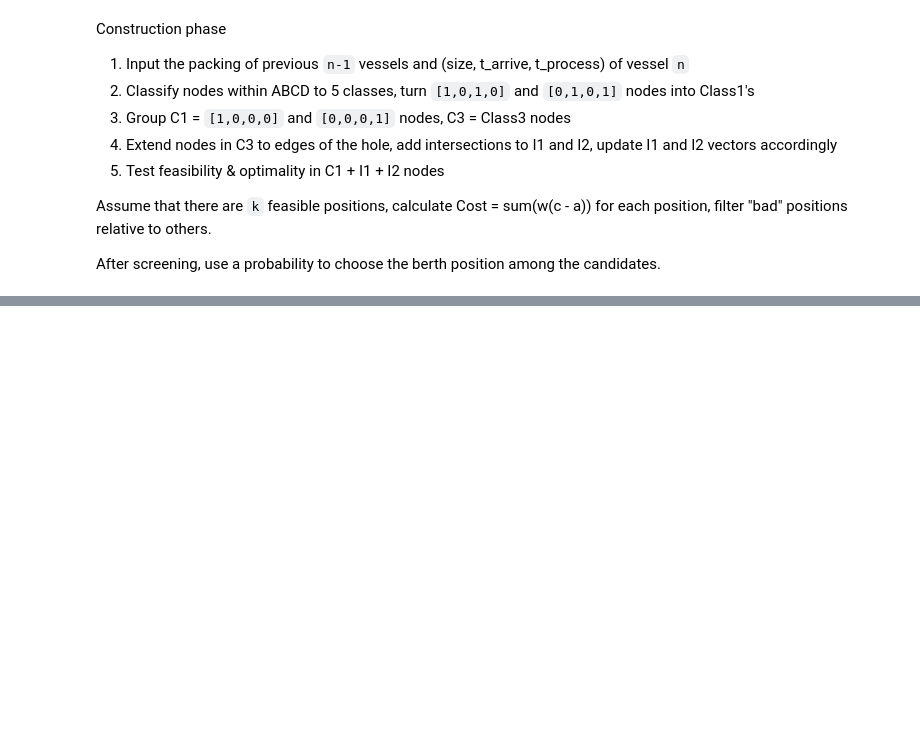
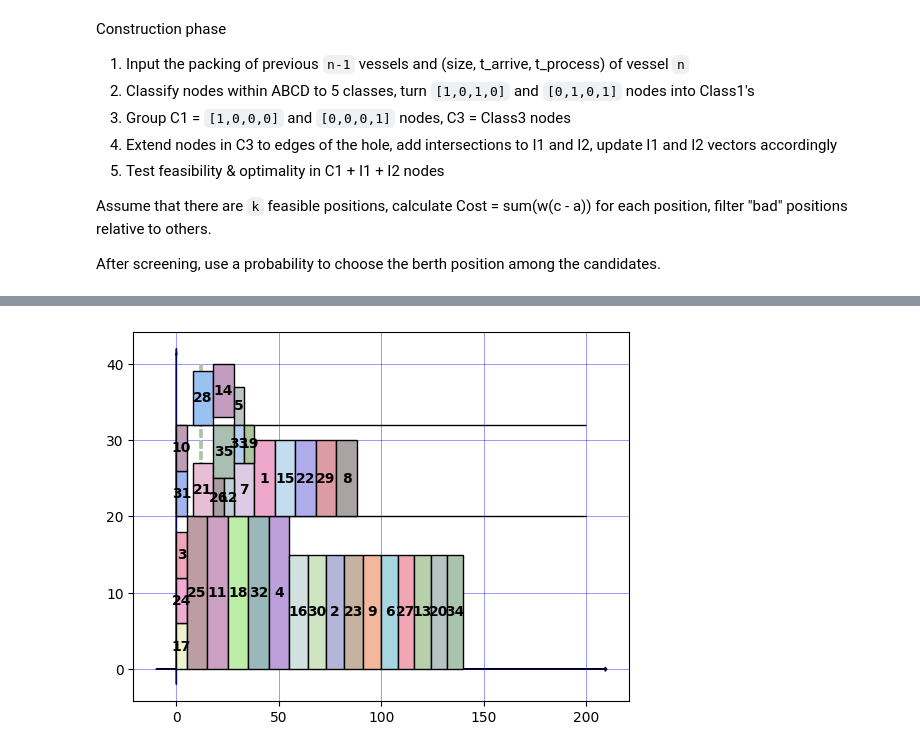
Before and after one commit to ngtruongthanh98/advanced-algorithm-assignment, a Jupyter notebook: bap.ipynb, the cells around one changed output, grey strips where cells are left out. Cells and saved outputs as stored; diff of their text form; code cells hidden in the pictures; blank space fills up the shorter version.

Commit message:
add berth breaks

```diff
--- a/bap.ipynb
+++ b/bap.ipynb
@@ -306,14 +311,0 @@ Weighted makespan:  54
-# %%
-# Just some example data (random)
-data = np.zeros((berth_len, TIME_HORIZON))
-
-for idx in res.index:
-    row = res.loc[idx]
-    data[row.p_start:row.p_end, row.t_moore:row.t_finish] = row.vessel_idx
-
-rows,cols = data.shape
-
-fig = plt.imshow(data, interpolation='nearest', cmap='Paired', origin="upper")
-plt.colorbar(fig)
-
-plt.show()
@@ -321,0 +337,55 @@ plt.show()
+# %%
+### TUAN QM VIS.
+
+# Draw plot
+from pylab import *
+import matplotlib.pyplot as plt
+import matplotlib.patches as mpatches
+import numpy as np
+
+fig = plt.figure()
+ax = fig.add_subplot(111)
+
+# Draw breaks
+# for i in range(1,K+2):
+# 	plot([0,T] ,[b[i],b[i]], '-', linewidth = 2)
+
+# Grid
+grid(color='b', linestyle='-', linewidth=0.7, alpha=0.4)
+
+# Bright color
+low = 0.6
+high = 0.95
+for i in res.index:
+	row = res.loc[i]
+	rgb = (np.random.uniform(low=low, high=high),
+		   np.random.uniform(low=low, high=high),
+		   np.random.uniform(low=low, high=high))
+	rect=mpatches.Rectangle(
+		(row.t_moore, row.p_start),
+		row.t_finish - row.t_moore,
+		row.p_end - row.p_start,
+		fill = True,
+		facecolor=rgb,
+		edgecolor='black',
+		linewidth = 1,
+		zorder=4)
+	plt.gca().add_patch(rect)
+	plot( [12,12] ,[0, berth_len], linestyle='dashed',c=rgb, linewidth = 1.5)
+
+	rx, ry = rect.get_xy()
+	cx = rx + rect.get_width()/2.0
+	cy = ry + rect.get_height()/2.0
+	ax.annotate(str(row.vessel_idx if row.vessel_idx > 0 else ''), (cx, cy), color='black', weight='bold', fontsize=10, ha='center', va='center', zorder=5)
+
+
+# Draw Ox, Oy axis
+left,right = ax.get_xlim()
+low,high = ax.get_ylim()
+arrow(left, 0, right - left, 0, length_includes_head = True, head_width = 0.55)
+arrow(0, low, 0, high-low, length_includes_head = True, head_width = 0.55)
+
+# Show grid
+show()
+# %% [output]
+[figure, added]
```
Also changed, not shown: parts of 8 cells of this notebook.
